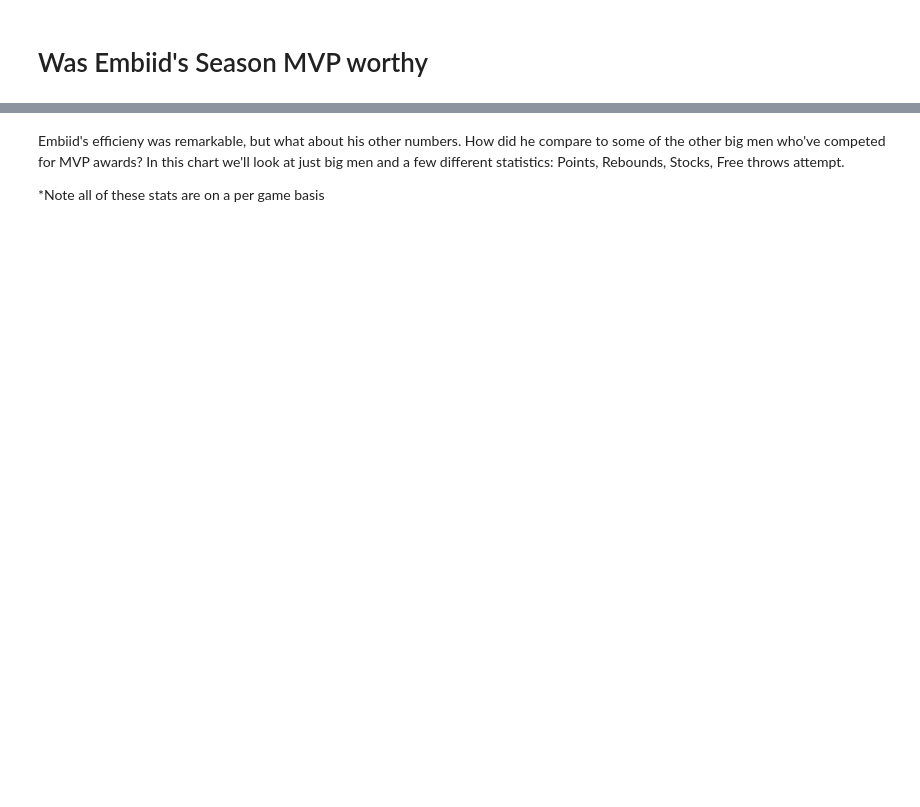
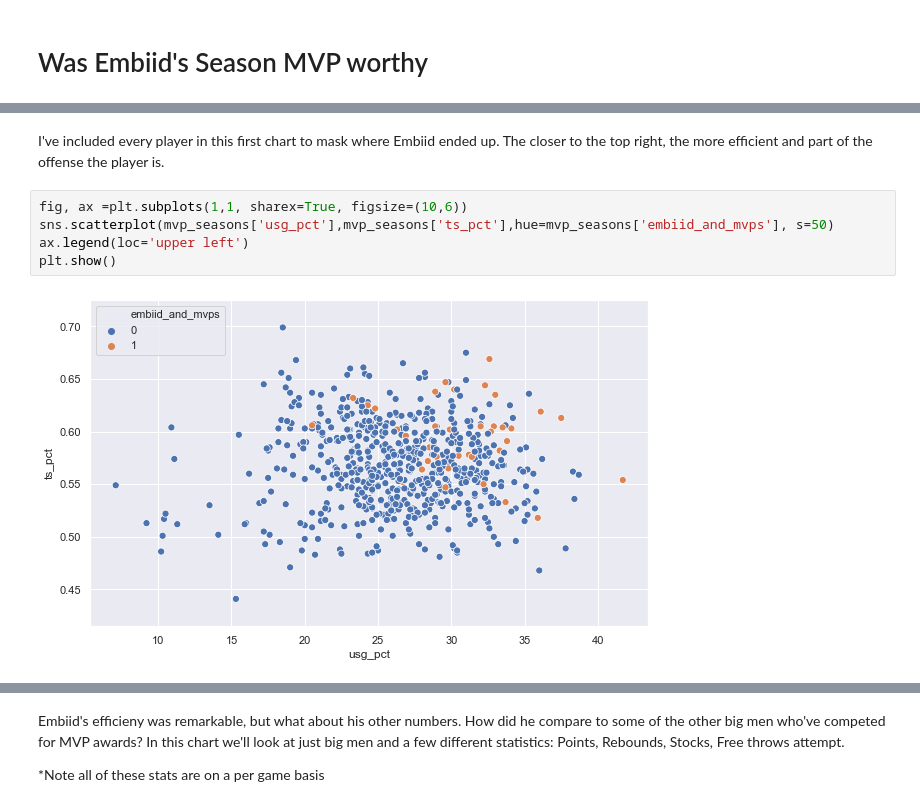
Before and after one commit to mhartz25/sixers_2021_playoffs, a Jupyter notebook: analysis.ipynb, the cells around one changed output, grey strips where cells are left out. Drawn from its saved outputs; the diff is of its cells as text; blank space fills up the shorter version.

```diff
--- a/analysis.ipynb
+++ b/analysis.ipynb
@@ -104,0 +110,9 @@ I've included every player in this first chart to mask where Embiid ended up. Th
+# %% [markdown]
+I've included every player in this first chart to mask where Embiid ended up. The closer to the top right, the more efficient and part of the offense the player is.
+# %%
+fig, ax =plt.subplots(1,1, sharex=True, figsize=(10,6))
+sns.scatterplot(mvp_seasons['usg_pct'],mvp_seasons['ts_pct'],hue=mvp_seasons['embiid_and_mvps'], s=50)
+ax.legend(loc='upper left')
+plt.show()
+# %% [output]
+[figure, added]
```
Also changed, not shown: parts of 23 cells of this notebook.
